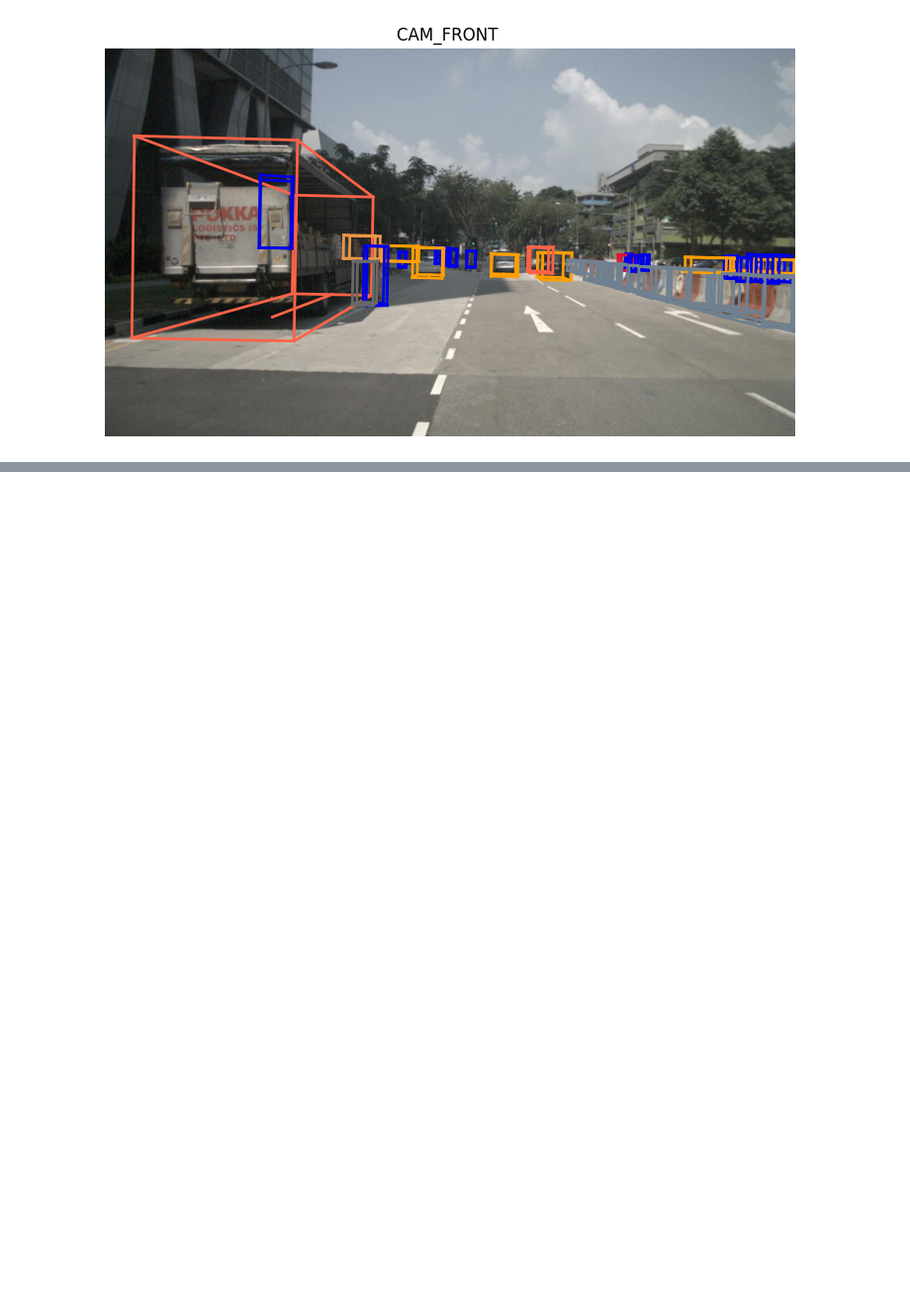
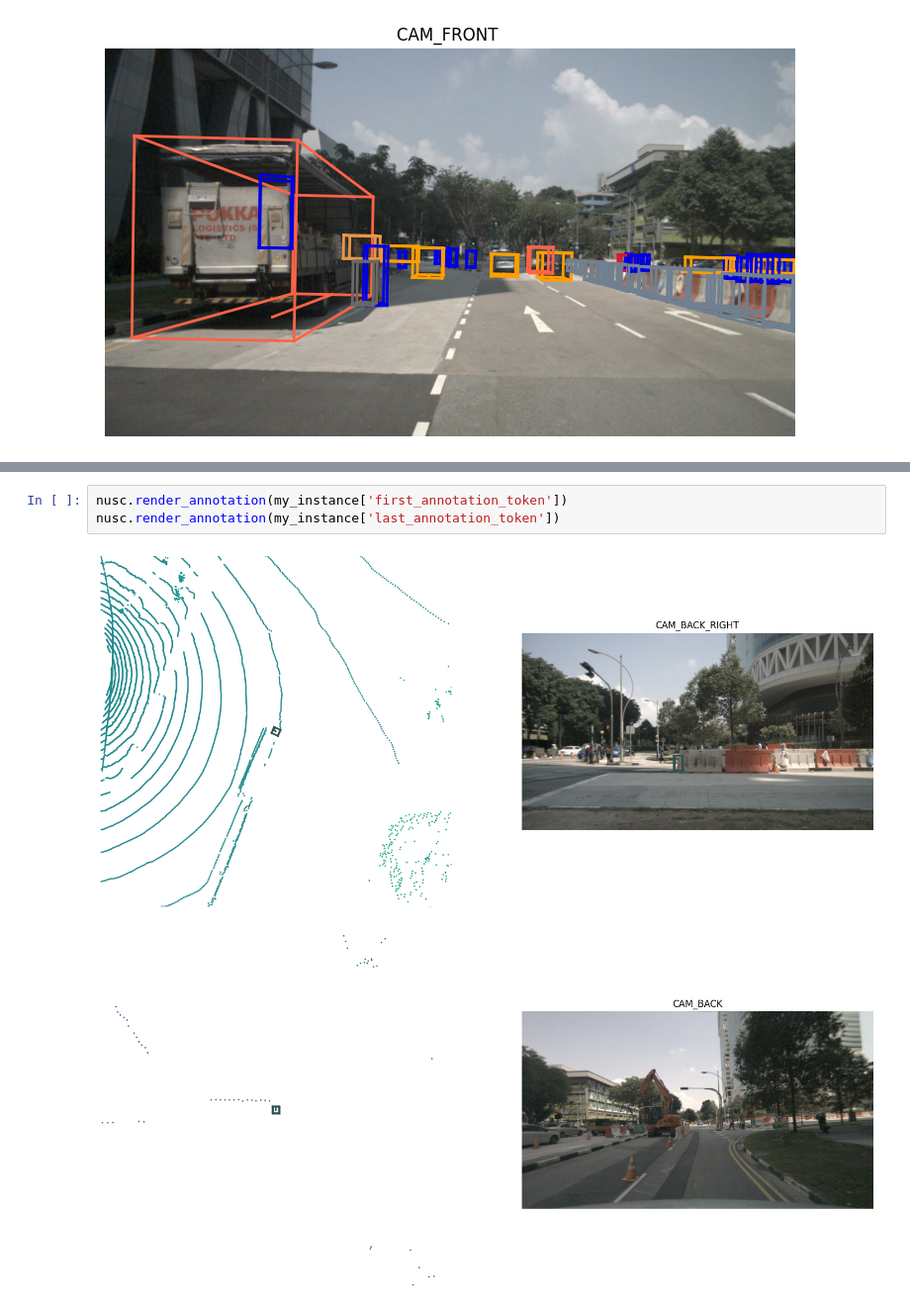
Before and after one commit to nick8592/nuscenes-devkit-practice, a Jupyter notebook: main.ipynb, the cells around one changed output, grey strips where cells are left out. Shown at 99% size. Cells and saved outputs as stored; diff of their text form; blank space fills up the shorter version.

```diff
--- a/main.ipynb
+++ b/main.ipynb
@@ -108,0 +159,6 @@ instance_token
+# %%
+nusc.render_annotation(my_instance['first_annotation_token'])
+nusc.render_annotation(my_instance['last_annotation_token'])
+# %% [output]
+[figure, added]
+[figure, added]
```
Also changed, not shown: parts of 20 cells of this notebook, 1 other file.
